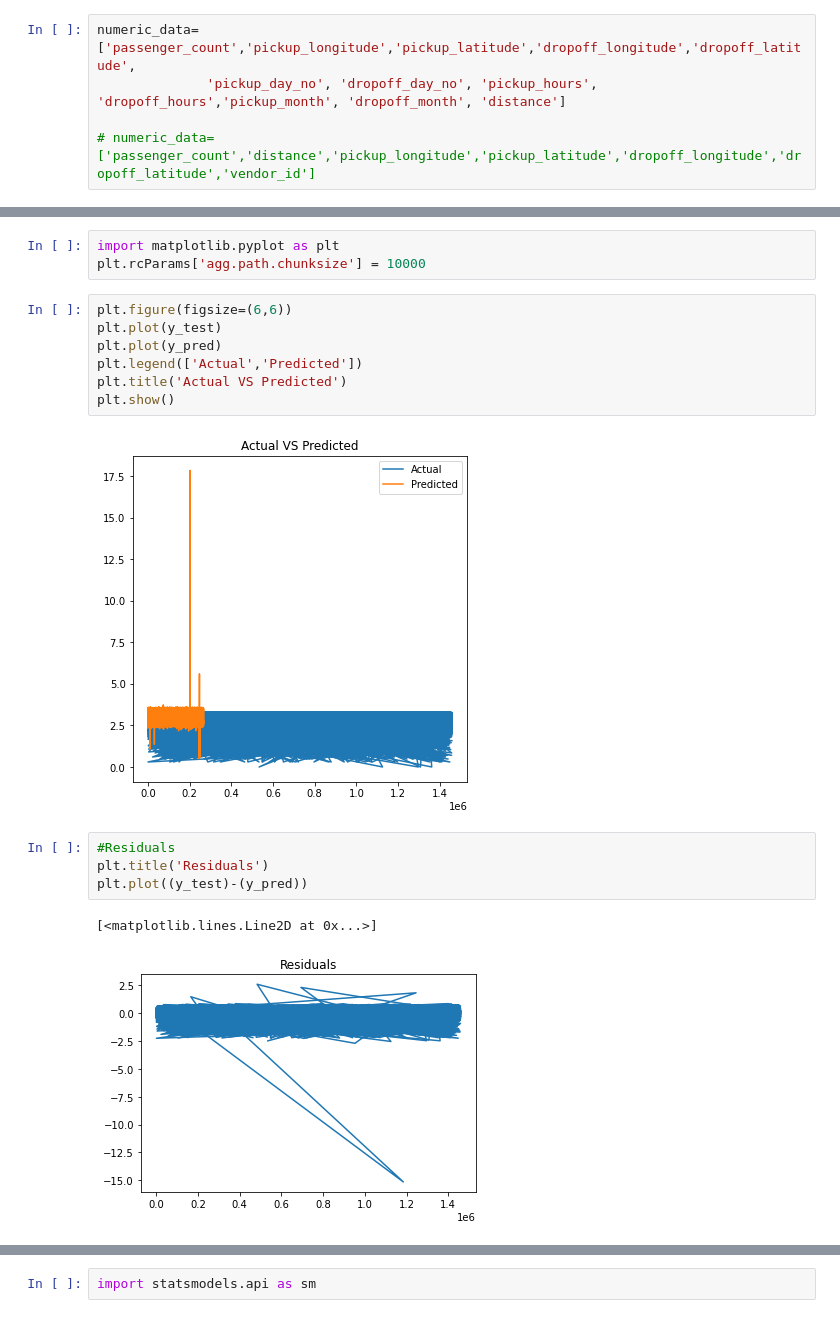
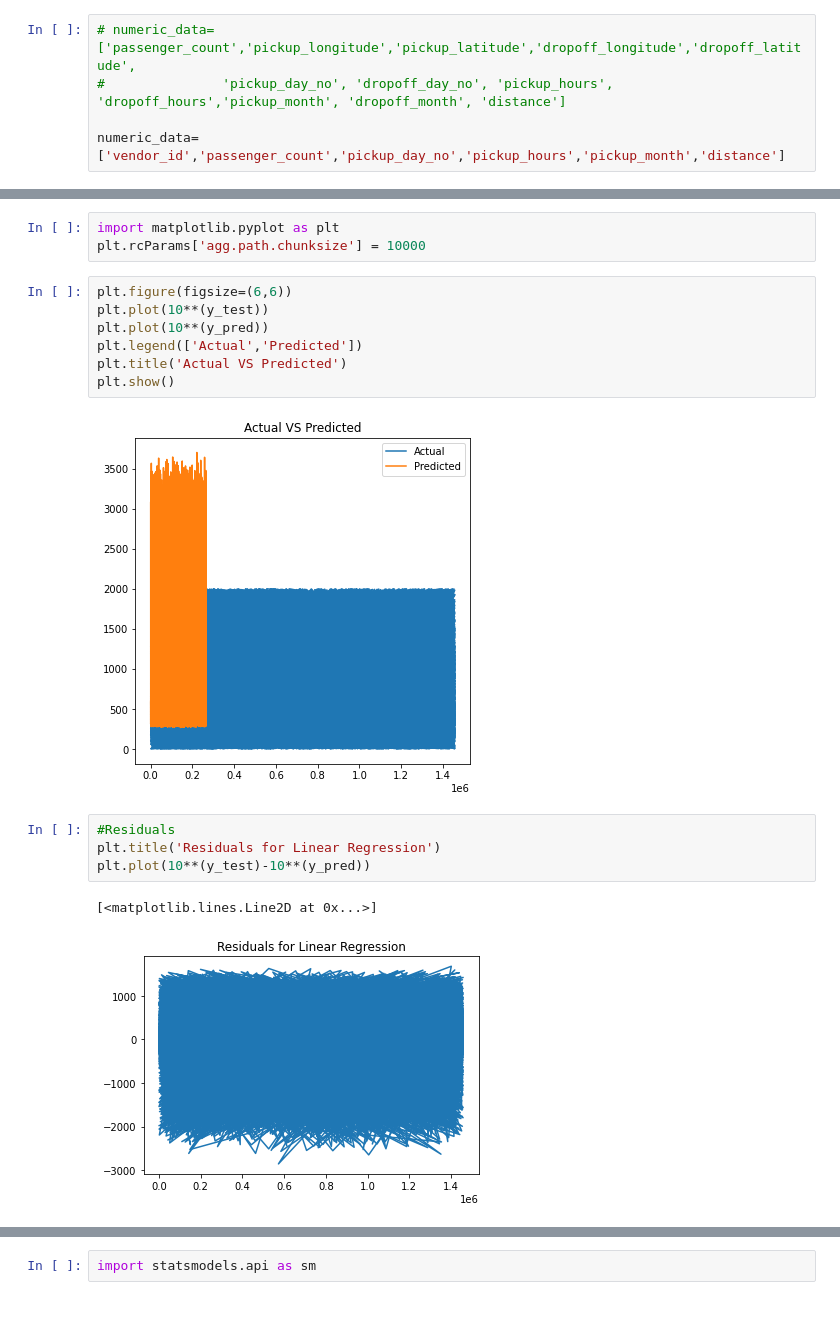
Before and after one commit to Thurab/Alma-Better-Google-Play-store-Analysis, a Jupyter notebook: NYC_Taxi_Trip_Time_Prediction_Capstone_Project.ipynb, the cells around one changed output, grey strips where cells are left out. Drawn from its saved outputs; the diff is of its cells as text.

```diff
--- a/NYC_Taxi_Trip_Time_Prediction_Capstone_Project.ipynb
+++ b/NYC_Taxi_Trip_Time_Prediction_Capstone_Project.ipynb
@@ -706,10 +701,10 @@ from sklearn.model_selection import train_test_split
 from sklearn.metrics import mean_squared_error
 from sklearn.metrics import mean_absolute_error
 # %%
-numeric_data=['passenger_count','pickup_longitude','pickup_latitude','dropoff_longitude','dropoff_latitude',
-              'pickup_day_no', 'dropoff_day_no', 'pickup_hours', 'dropoff_hours','pickup_month', 'dropoff_month', 'distance']
+# numeric_data=['passenger_count','pickup_longitude','pickup_latitude','dropoff_longitude','dropoff_latitude',
+#               'pickup_day_no', 'dropoff_day_no', 'pickup_hours', 'dropoff_hours','pickup_month', 'dropoff_month', 'distance']
 
-# numeric_data=['passenger_count','distance','pickup_longitude','pickup_latitude','dropoff_longitude','dropoff_latitude','vendor_id']
+numeric_data=['vendor_id','passenger_count','pickup_day_no','pickup_hours','pickup_month','distance']
 # %%
 from scipy.stats import zscore
 X=df_copy[numeric_data]
@@ -767,18 +761,18 @@ import matplotlib.pyplot as plt
 plt.rcParams['agg.path.chunksize'] = 10000
 # %%
 plt.figure(figsize=(6,6))
-plt.plot(y_test)
-plt.plot(y_pred)
+plt.plot(10**(y_test))
+plt.plot(10**(y_pred))
 plt.legend(['Actual','Predicted'])
 plt.title('Actual VS Predicted')
 plt.show()
 # %% [output]
-[figure, old version]
+[figure, new version]
 # %%
 #Residuals
-plt.title('Residuals')
-plt.plot((y_test)-(y_pred))
+plt.title('Residuals for Linear Regression')
+plt.plot(10**(y_test)-10**(y_pred))
 # %% [output]
 [<matplotlib.lines.Line2D at 0x...>]
-[figure, old version]
+[figure, new version]
 # %%
```
Also changed, not shown: parts of 51 cells of this notebook.
